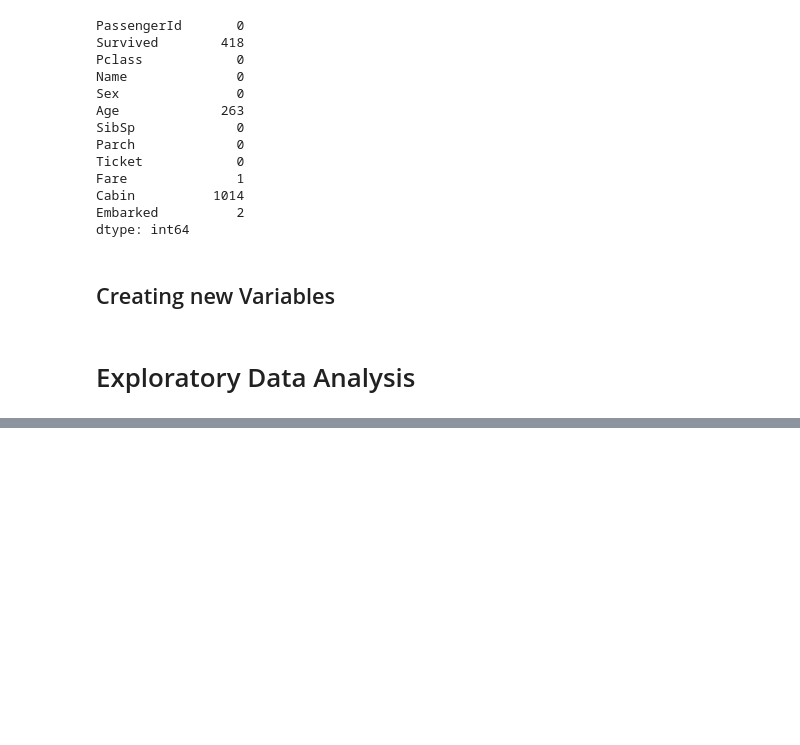
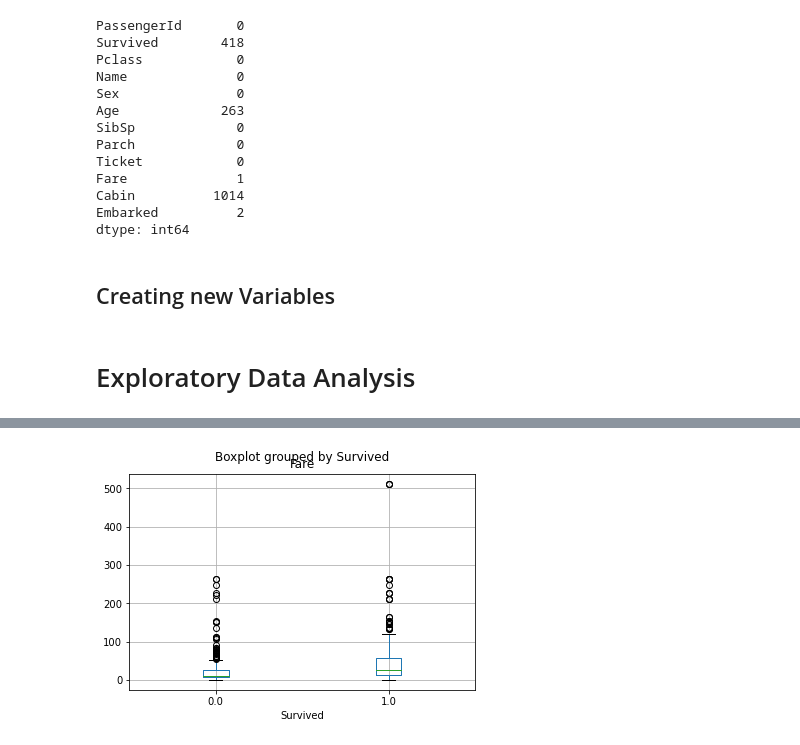
Before and after one commit to Lukas-Dierkes/Kaggle-Challange, a Jupyter notebook: analysis_1.ipynb, the cells around one changed output, grey strips where cells are left out. Cells and saved outputs as stored; diff of their text form; code cells hidden in the pictures; blank space fills up the shorter version.

```diff
--- a/analysis_1.ipynb
+++ b/analysis_1.ipynb
@@ -76,0 +152,5 @@ df_all['married'] = np.where(df_all['lastName'].str.contains("Mrs."), 1,
+# %%
+df_all.boxplot(column="Fare",by = "Survived")
+plt.show()
+# %% [output]
+[figure, added]
```
Also changed, not shown: parts of 5 cells of this notebook.
